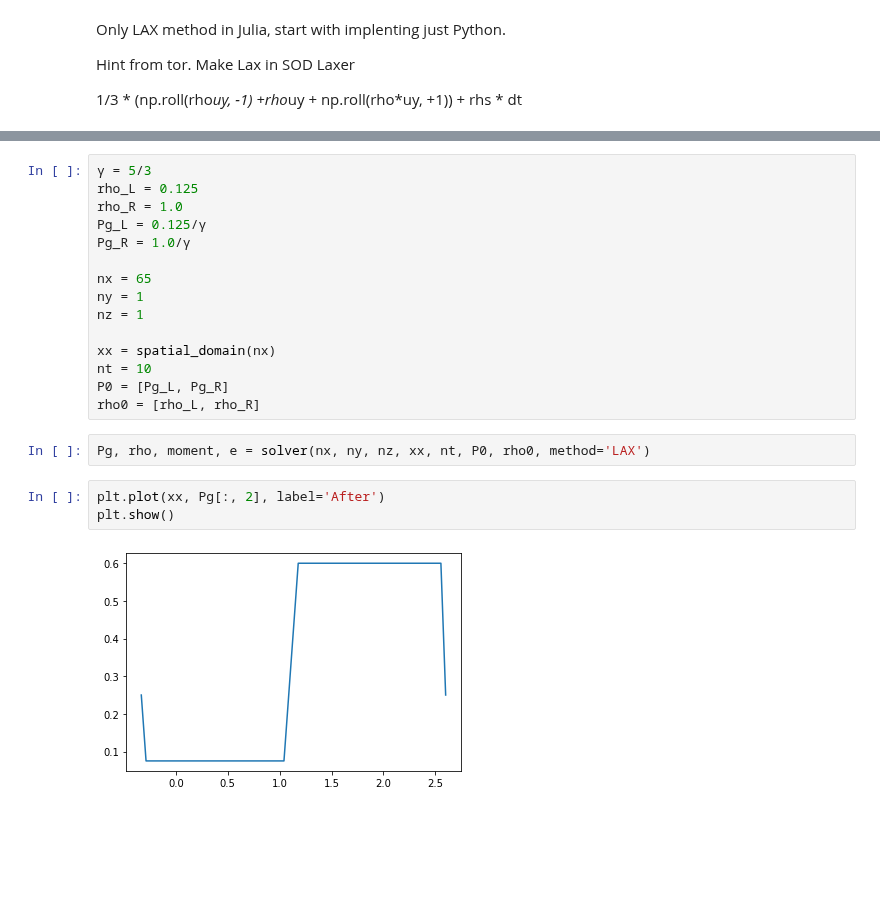
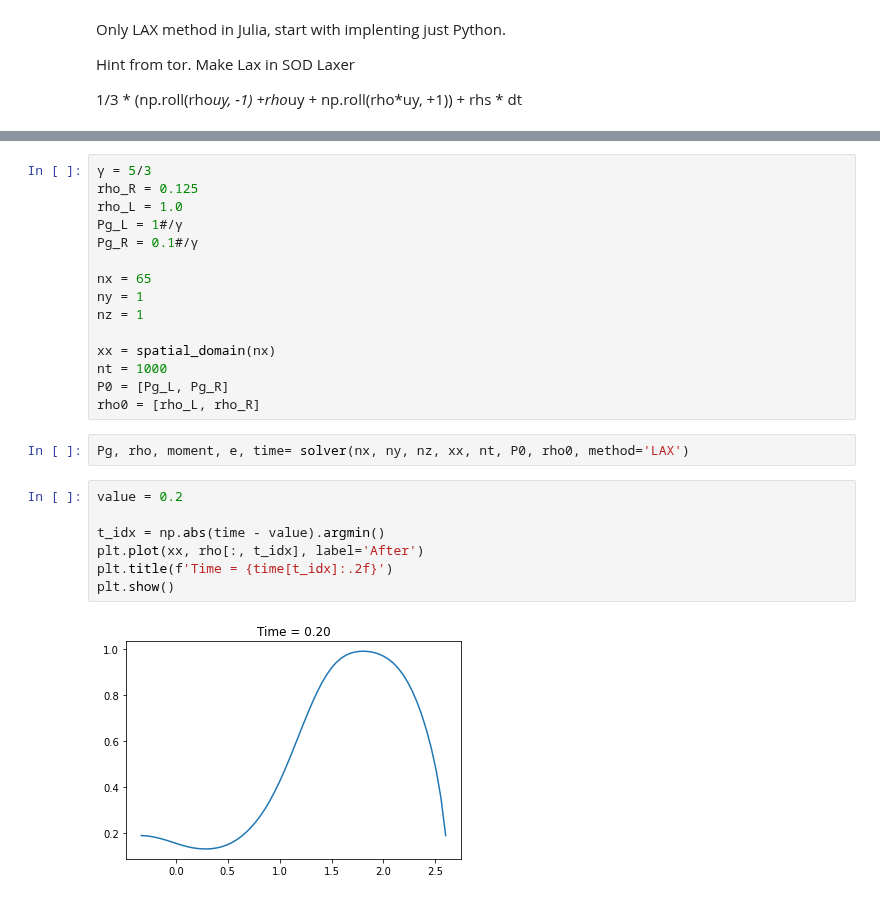
Before and after one commit to christopheblomsen/AST5110, a Jupyter notebook: HD_solver.ipynb, the cells around one changed output, grey strips where cells are left out. Saved outputs shown, nothing was run; the diff lists cells and outputs as text; blank space fills up the shorter version.

```diff
--- a/HD_solver.ipynb
+++ b/HD_solver.ipynb
@@ -397,23 +603,27 @@ def spatial_domain(nump, x0=-2/6, xf=2.6):
     return ans
 # %%
 γ = 5/3
-rho_L = 0.125
-rho_R = 1.0
-Pg_L = 0.125/γ
-Pg_R = 1.0/γ
+rho_R = 0.125
+rho_L = 1.0
+Pg_L = 1#/γ
+Pg_R = 0.1#/γ
 
 nx = 65
 ny = 1
 nz = 1
 
 xx = spatial_domain(nx)
-nt = 10
+nt = 1000
 P0 = [Pg_L, Pg_R]
 rho0 = [rho_L, rho_R]
 # %%
-Pg, rho, moment, e = solver(nx, ny, nz, xx, nt, P0, rho0, method='LAX')
+Pg, rho, moment, e, time= solver(nx, ny, nz, xx, nt, P0, rho0, method='LAX')
-# %%
-plt.plot(xx, Pg[:, 2], label='After')
-plt.show()
-# %% [output]
-[figure, removed]
+# %%
+value = 0.2
+
+t_idx = np.abs(time - value).argmin()
+plt.plot(xx, rho[:, t_idx], label='After')
+plt.title(f'Time = {time[t_idx]:.2f}')
+plt.show()
+# %% [output]
+[figure, added]
```
Also changed, not shown: parts of 5 cells of this notebook.
